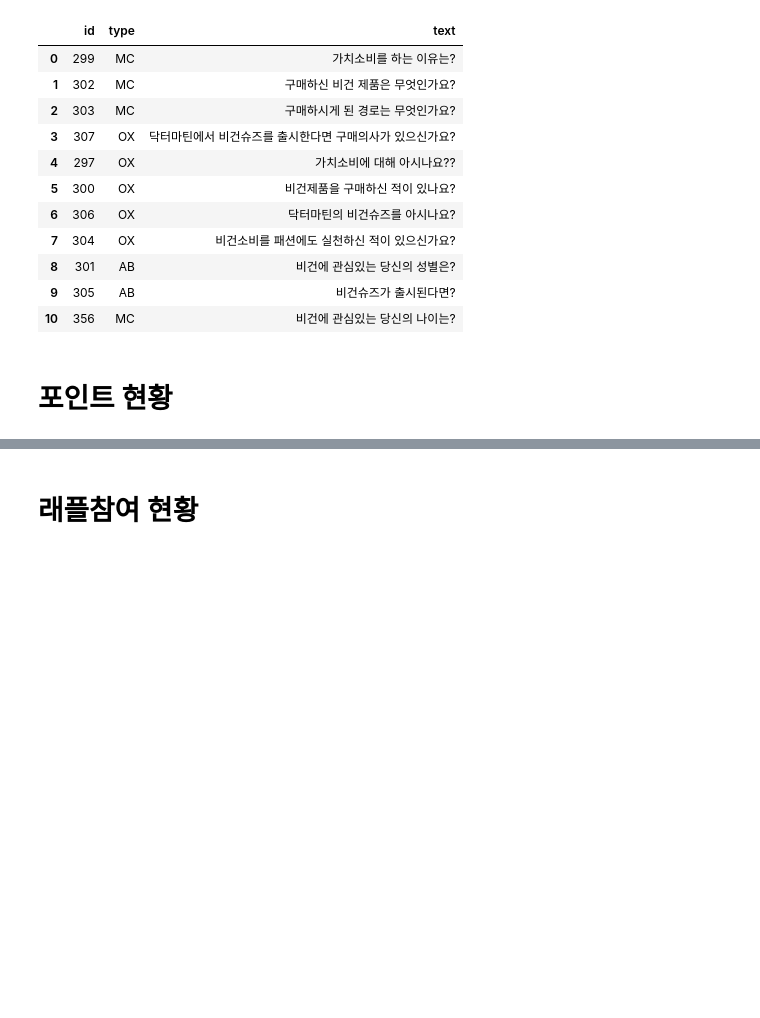
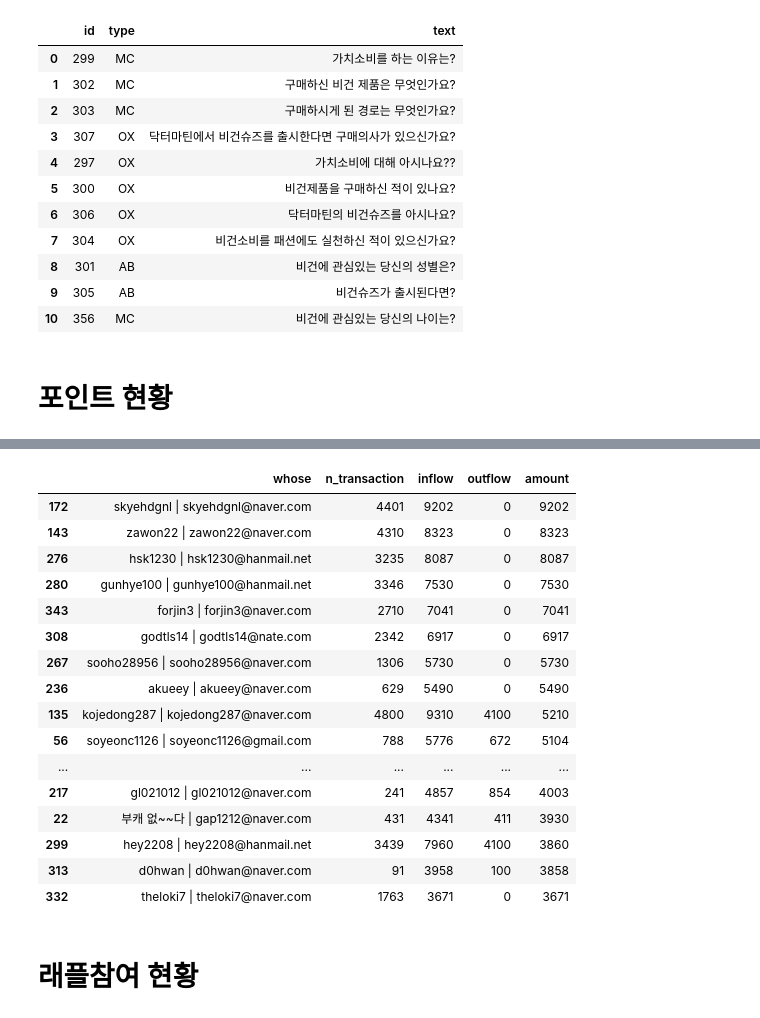
Before and after one commit to gem763/maskplay, a Jupyter notebook: data/트랜젝션 분석하기.ipynb, the cells around one changed output, grey strips where cells are left out. Cells and saved outputs as stored; diff of their text form; code cells hidden in the pictures; blank space fills up the shorter version.

```diff
--- a/data/트랜젝션 분석하기.ipynb
+++ b/data/트랜젝션 분석하기.ipynb
@@ -399,5 +399,23 @@ df = pd.DataFrame(wallet_stat).sort_values(by=['amount'], ascending=False); df
 # %%
-df.iloc[6:].to_excel('test.xlsx')#.iloc[:10]
+df.iloc[6:].iloc[:20]
+# %% [output]
+|  | whose | n_transaction | inflow | outflow | amount |
+| 172 | skyehdgnl | skyehdgnl@naver.com | 4401 | 9202 | 0 | 9202 |
+| 143 | zawon22 | zawon22@naver.com | 4310 | 8323 | 0 | 8323 |
+| 276 | hsk1230 | hsk1230@hanmail.net | 3235 | 8087 | 0 | 8087 |
+| 280 | gunhye100 | gunhye100@hanmail.net | 3346 | 7530 | 0 | 7530 |
+| 343 | forjin3 | forjin3@naver.com | 2710 | 7041 | 0 | 7041 |
+| 308 | godtls14 | godtls14@nate.com | 2342 | 6917 | 0 | 6917 |
+| 267 | sooho28956 | sooho28956@naver.com | 1306 | 5730 | 0 | 5730 |
+| 236 | akueey | akueey@naver.com | 629 | 5490 | 0 | 5490 |
+| 135 | kojedong287 | kojedong287@naver.com | 4800 | 9310 | 4100 | 5210 |
+| 56 | soyeonc1126 | soyeonc1126@gmail.com | 788 | 5776 | 672 | 5104 |
+| ... | ... | ... | ... | ... | ... |
+| 217 | gl021012 | gl021012@naver.com | 241 | 4857 | 854 | 4003 |
+| 22 | 부캐 없~~다 | gap1212@naver.com | 431 | 4341 | 411 | 3930 |
+| 299 | hey2208 | hey2208@hanmail.net | 3439 | 7960 | 4100 | 3860 |
+| 313 | d0hwan | d0hwan@naver.com | 91 | 3958 | 100 | 3858 |
+| 332 | theloki7 | theloki7@naver.com | 1763 | 3671 | 0 | 3671 |
 # %% [markdown]
 # 래플참여 현황
 # %%
```
Also changed, not shown: parts of 2 cells of this notebook, 1 other file.
